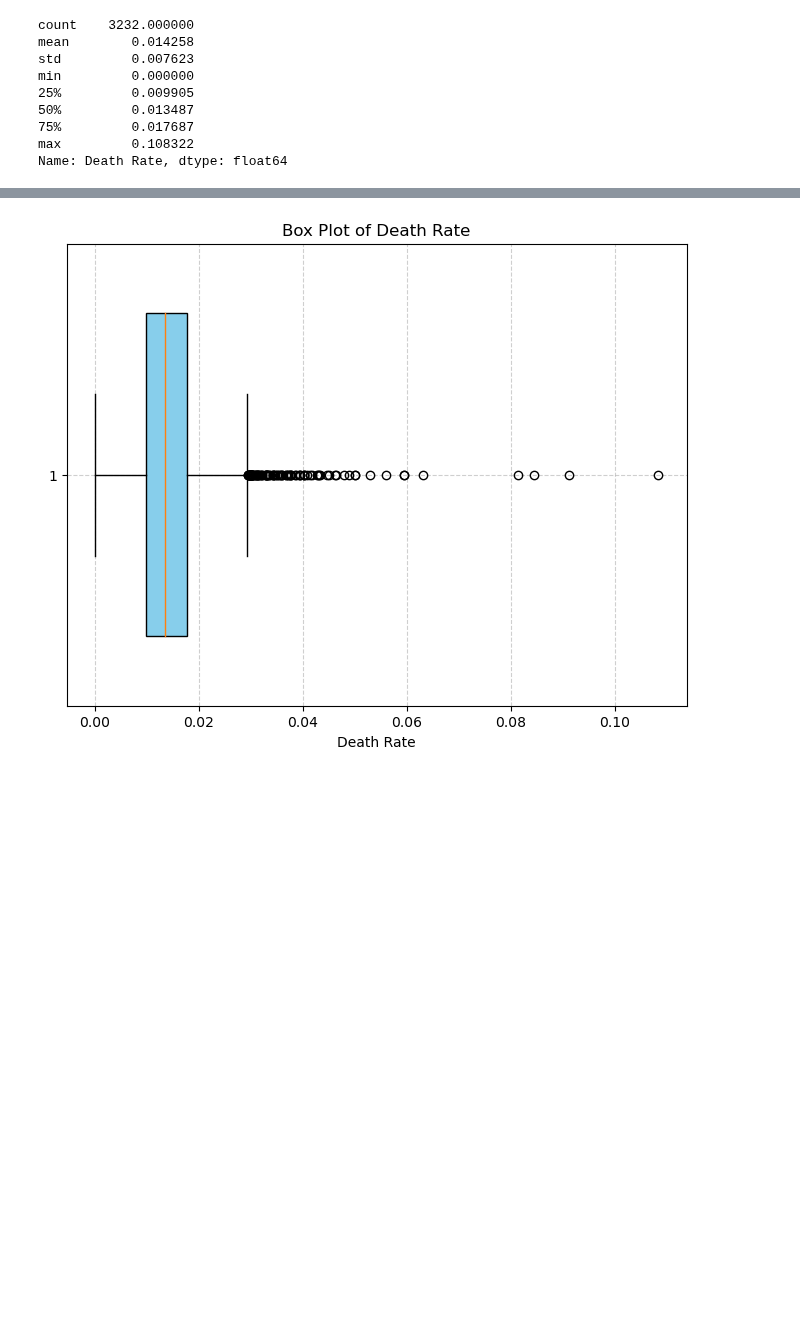
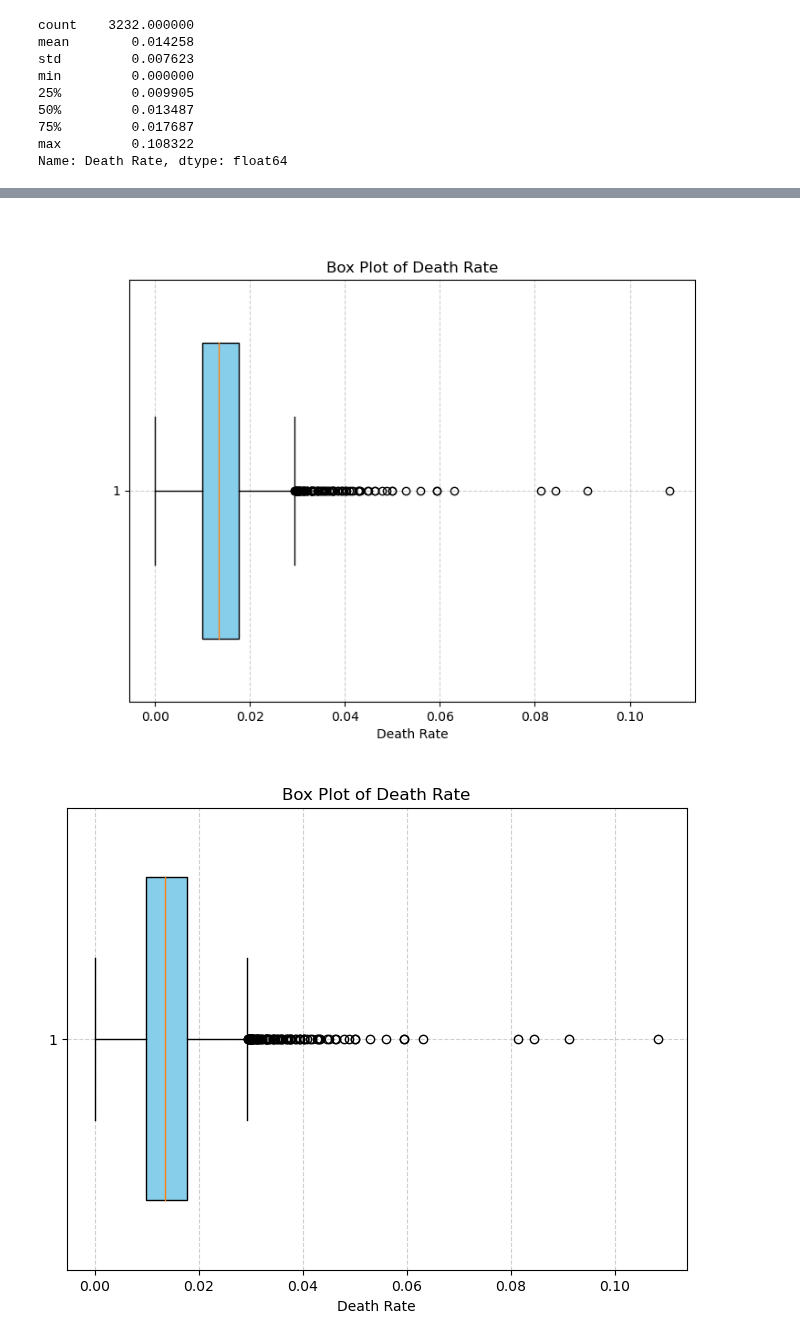
Before and after one commit to AppleBoiy/cs203-c19-analysis, a Jupyter notebook: code/preview.ipynb, the cells around one changed output, grey strips where cells are left out. Drawn from its saved outputs; the diff is of its cells as text; code cells hidden in the pictures; blank space fills up the shorter version.

Commit message:
Use IPython's Image to show an image instead of using matplotlib's show.

```diff
--- a/code/preview.ipynb
+++ b/code/preview.ipynb
@@ -45,11 +47,14 @@ plotter.histogram_plot(
 # %%
 plotter.box_plot(
     df['Death Rate'],
     'Death Rate',
-    path='../images/death_rate_box.png'
+    path='../images/death_rate_box.png',
 )
+
+Image('../images/death_rate_box.png')
 # %% [output]
-[figure, old version]
+[figure, new version]
+[figure, added]
 # %%
 plotter.density_plot(
     df['Death Rate'],
```
Also changed, not shown: parts of 3 cells of this notebook, 6 other files.
